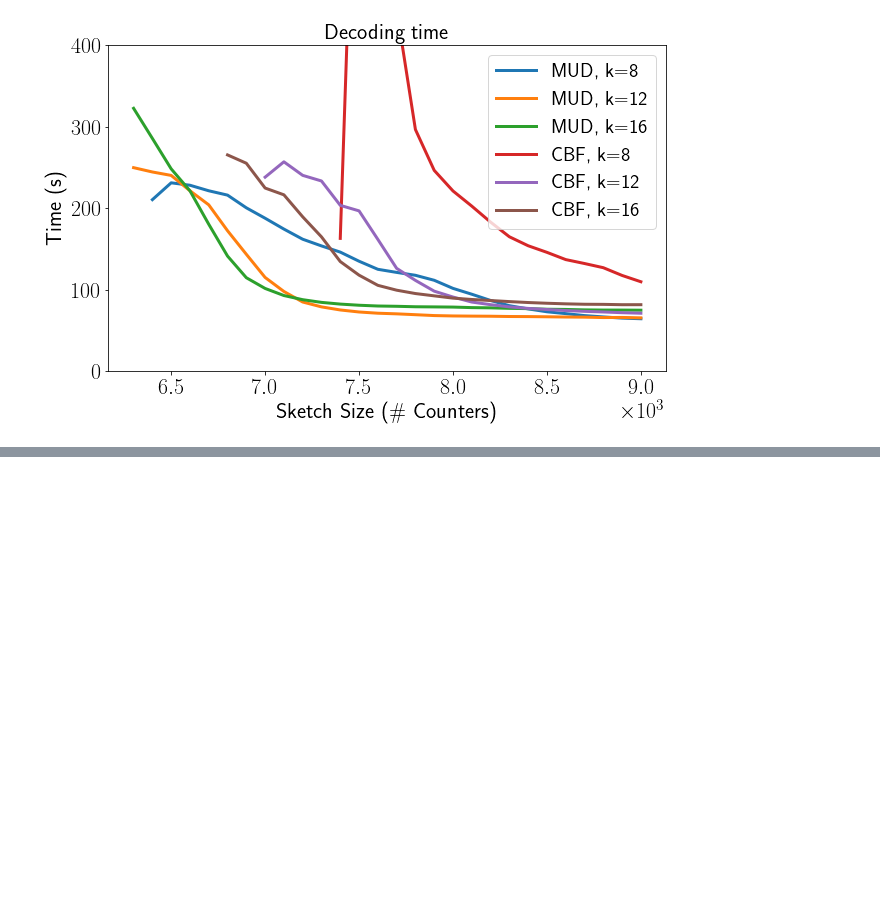
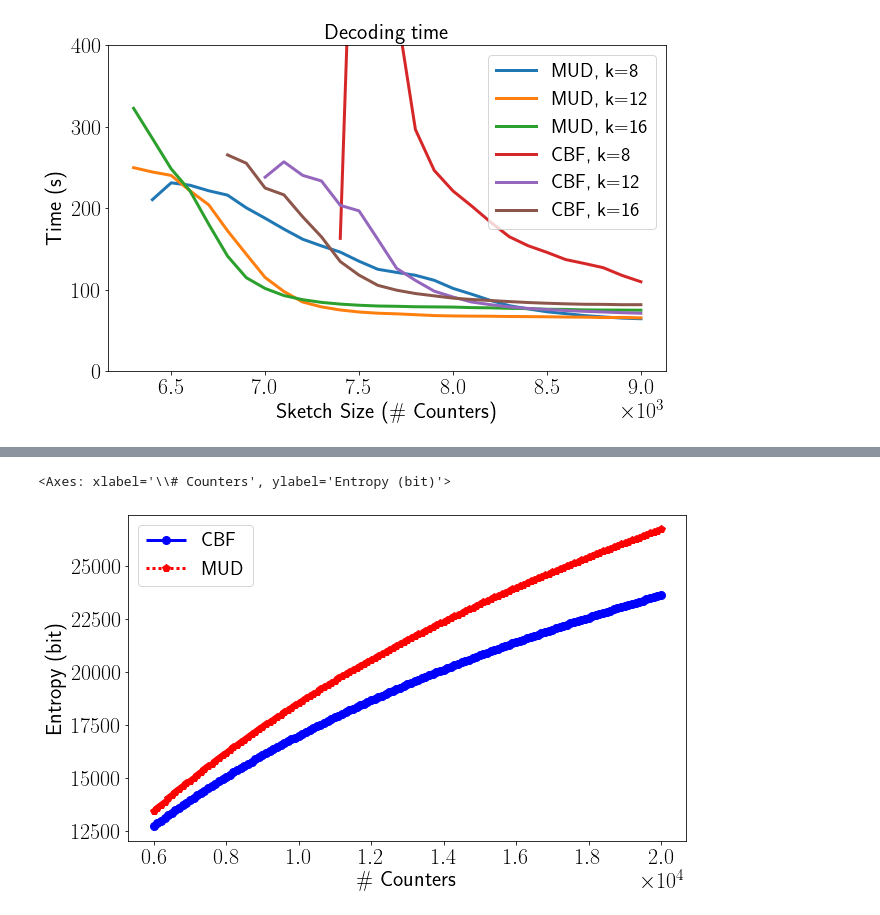
Before and after one commit to Y-jiji/CommonSense, a Jupyter notebook: pm2_threshold.ipynb, the cells around one changed output, grey strips where cells are left out. Saved outputs shown, nothing was run; the diff lists cells and outputs as text; code cells hidden in the pictures; blank space fills up the shorter version.

```diff
--- a/pm2_threshold.ipynb
+++ b/pm2_threshold.ipynb
@@ -125,0 +152,22 @@ line_plot.plot_result(data, labels, "Sketch Size (\# Counters)", "Time (s)", "De
+# %%
+from scipy.stats import poisson, skellam
+from oniakPlot import line_plot
+import numpy as np
+
+xs = list(np.linspace(6000, 20000, 141))
+ybs = []
+zbs = []
+for x in xs:
+    lam = 8000 / x
+    val = poisson.entropy(lam) / np.log(2)
+    ybs.append(val * x)
+    lam = lam * 1000 / 1998
+    val = skellam.entropy(lam, lam) / np.log(2)
+    zbs.append(val * x)
+
+line_plot.plot_result([(xs, ybs), (xs, zbs)], ["CBF", "MUD"], "\# Counters", "Entropy (bit)",
+                      "", "",
+                      figsize=(10, 6),)
+# %% [output]
+<Axes: xlabel='\\# Counters', ylabel='Entropy (bit)'>
+[figure, added]
```
Also changed, not shown: parts of 1 cell of this notebook, 5 other files.
